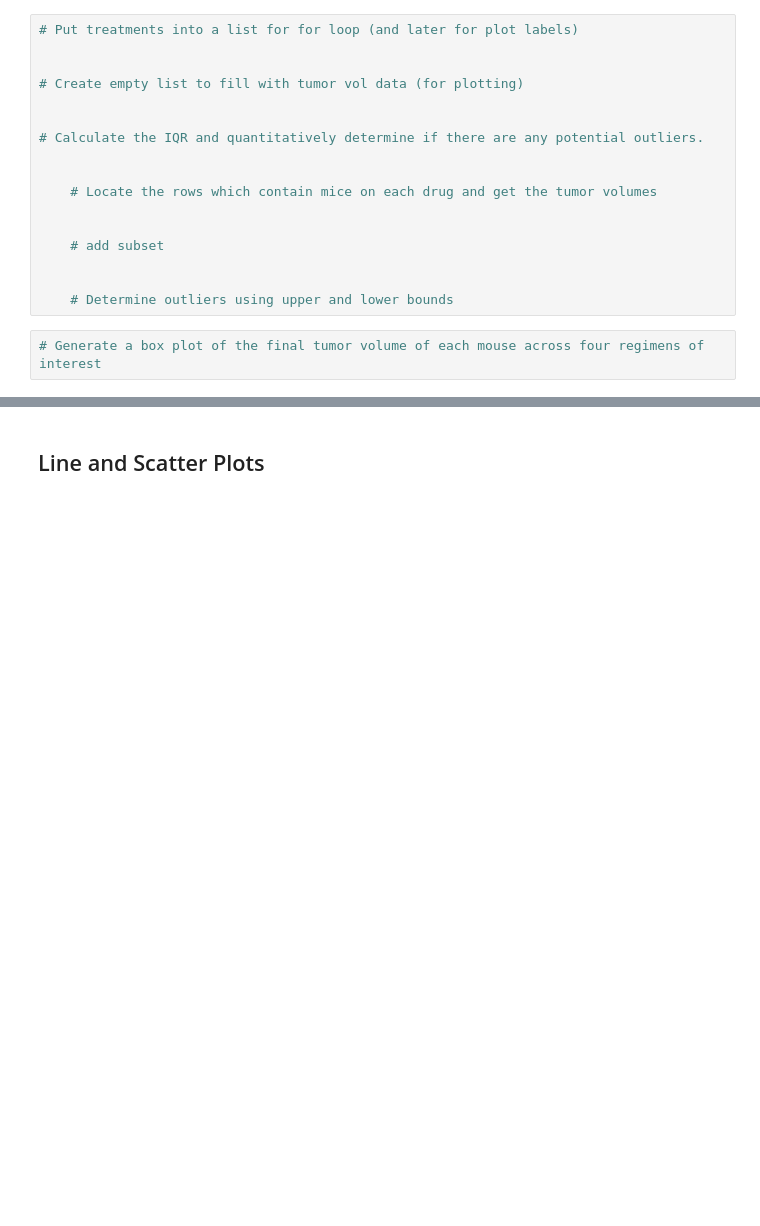
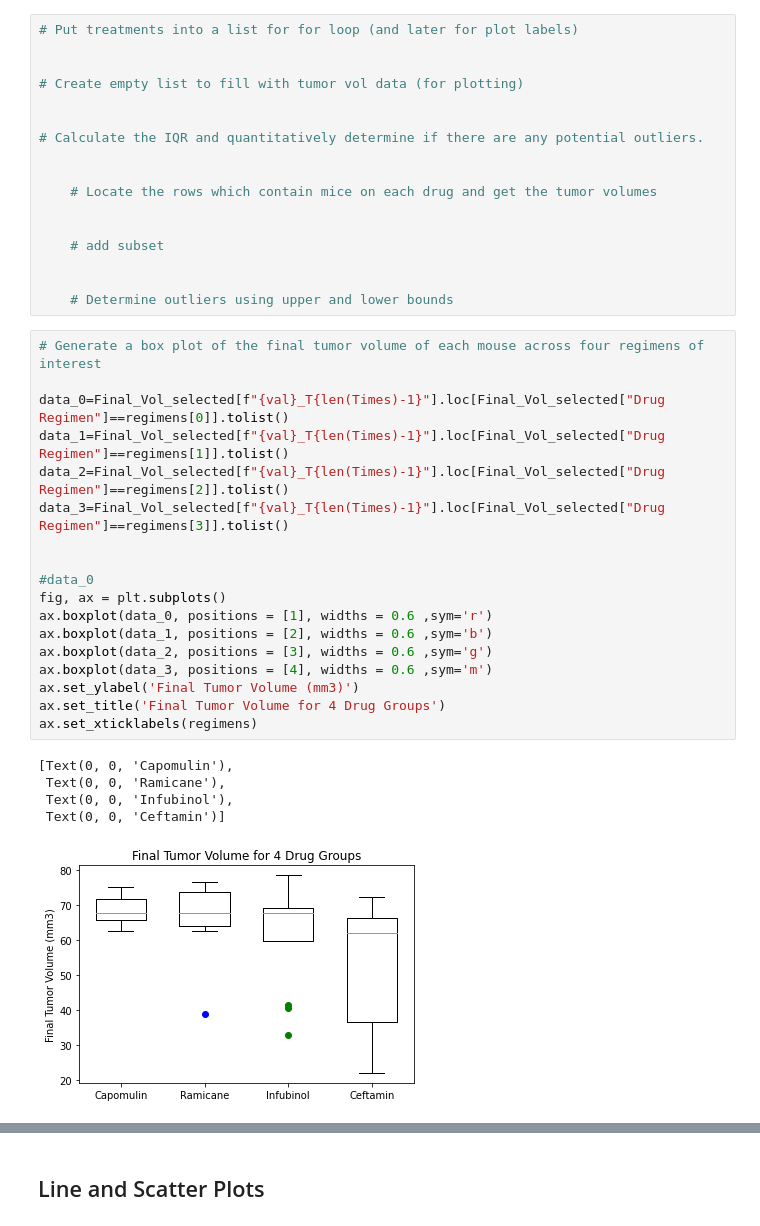
Before and after one commit to Zachariassis/Matplotlib-challenge, a Jupyter notebook: pymaceuticals_starter.ipynb, the cells around one changed output, grey strips where cells are left out. Drawn from its saved outputs; the diff is of its cells as text; blank space fills up the shorter version.

Commit message:
Completed Quartiles/Outliers/Boxplots

```diff
--- a/pymaceuticals_starter.ipynb
+++ b/pymaceuticals_starter.ipynb
@@ -209,5 +259,27 @@ plot=plt.pie(sex_df["Sex"].tolist(),labels=sex_df["Sex"].index)
 
 
     # Determine outliers using upper and lower bounds
-# %%
-# Generate a box plot of the final tumor volume of each mouse across four regimens of interest
+# %%
+# Generate a box plot of the final tumor volume of each mouse across four regimens of interest
+
+data_0=Final_Vol_selected[f"{val}_T{len(Times)-1}"].loc[Final_Vol_selected["Drug Regimen"]==regimens[0]].tolist()
+data_1=Final_Vol_selected[f"{val}_T{len(Times)-1}"].loc[Final_Vol_selected["Drug Regimen"]==regimens[1]].tolist()
+data_2=Final_Vol_selected[f"{val}_T{len(Times)-1}"].loc[Final_Vol_selected["Drug Regimen"]==regimens[2]].tolist()
+data_3=Final_Vol_selected[f"{val}_T{len(Times)-1}"].loc[Final_Vol_selected["Drug Regimen"]==regimens[3]].tolist()
+
+
+#data_0
+fig, ax = plt.subplots()
+ax.boxplot(data_0, positions = [1], widths = 0.6 ,sym='r')
+ax.boxplot(data_1, positions = [2], widths = 0.6 ,sym='b')
+ax.boxplot(data_2, positions = [3], widths = 0.6 ,sym='g')
+ax.boxplot(data_3, positions = [4], widths = 0.6 ,sym='m')
+ax.set_ylabel('Final Tumor Volume (mm3)')
+ax.set_title('Final Tumor Volume for 4 Drug Groups')
+ax.set_xticklabels(regimens)
+# %% [output]
+[Text(0, 0, 'Capomulin'),
+ Text(0, 0, 'Ramicane'),
+ Text(0, 0, 'Infubinol'),
+ Text(0, 0, 'Ceftamin')]
+[figure, added]
```
Also changed, not shown: parts of 5 cells of this notebook.
